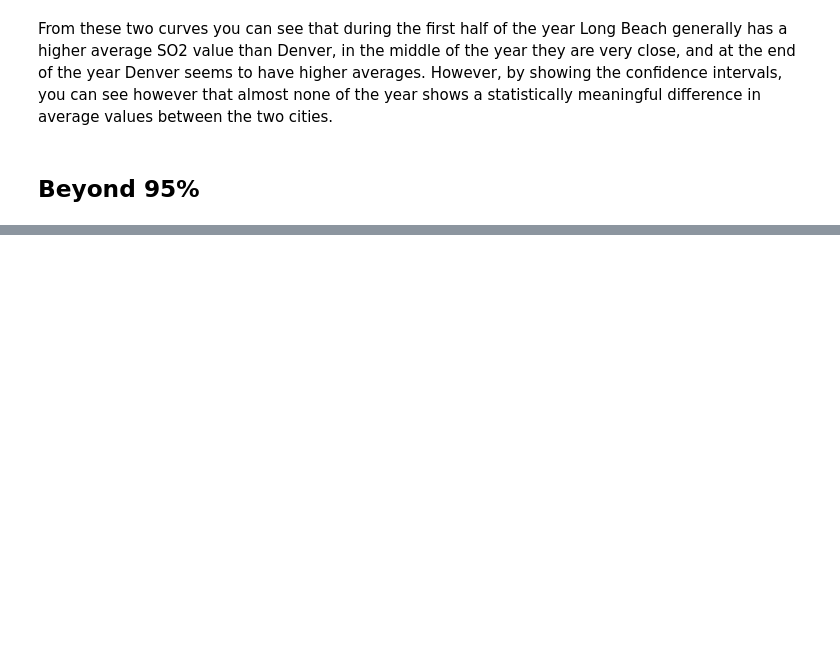
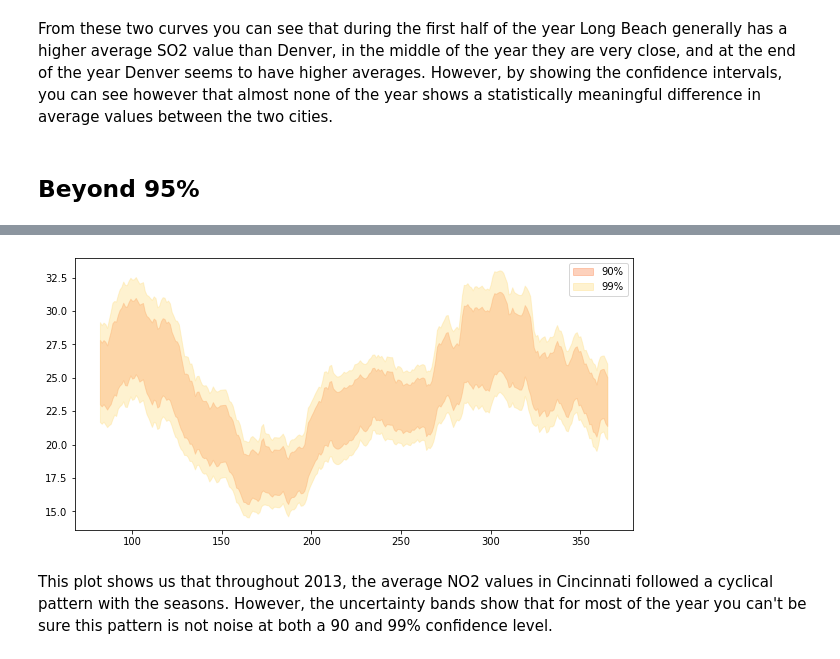
Before and after one commit to goodboychan/datacamp_repo, a Jupyter notebook: Improving.Your Data.Visualizations.in.Python/Showing-uncertainty.ipynb, the cells around one changed output, grey strips where cells are left out. Cells and saved outputs as stored; diff of their text form; code cells hidden in the pictures; blank space fills up the shorter version.

```diff
--- a/Improving.Your Data.Visualizations.in.Python/Showing-uncertainty.ipynb
+++ b/Improving.Your Data.Visualizations.in.Python/Showing-uncertainty.ipynb
@@ -177,0 +217,3 @@ From these two curves you can see that during the first half of the year Long Be
+# %%
+cinci_13_no2 = pd.read_csv('./dataset/cinci_13_no2.csv', index_col=0);
+cinci_13_no2.head()
@@ -177,0 +227,19 @@ From these two curves you can see that during the first half of the year Long Be
+# %%
+int_widths = ['90%', '99%']
+z_scores = [1.67, 2.58]
+colors = ['#fc8d59', '#fee08b']
+
+for percent, Z, color in zip(int_widths, z_scores, colors):
+
+    # Pass lower and upper confidence bounds and lower opacity
+    plt.fill_between(
+        x = cinci_13_no2.day, alpha = 0.4, color = color,
+        y1 = cinci_13_no2['mean'] - Z * cinci_13_no2['std_err'],
+        y2 = cinci_13_no2['mean'] + Z * cinci_13_no2['std_err'],
+        label = percent);
+
+plt.legend();
+# %% [output]
+[figure, added]
+# %% [markdown]
+This plot shows us that throughout 2013, the average NO2 values in Cincinnati followed a cyclical pattern with the seasons. However, the uncertainty bands show that for most of the year you can't be sure this pattern is not noise at both a 90 and 99% confidence level.
```
Also changed, not shown: parts of 24 cells of this notebook, 4 other files.
